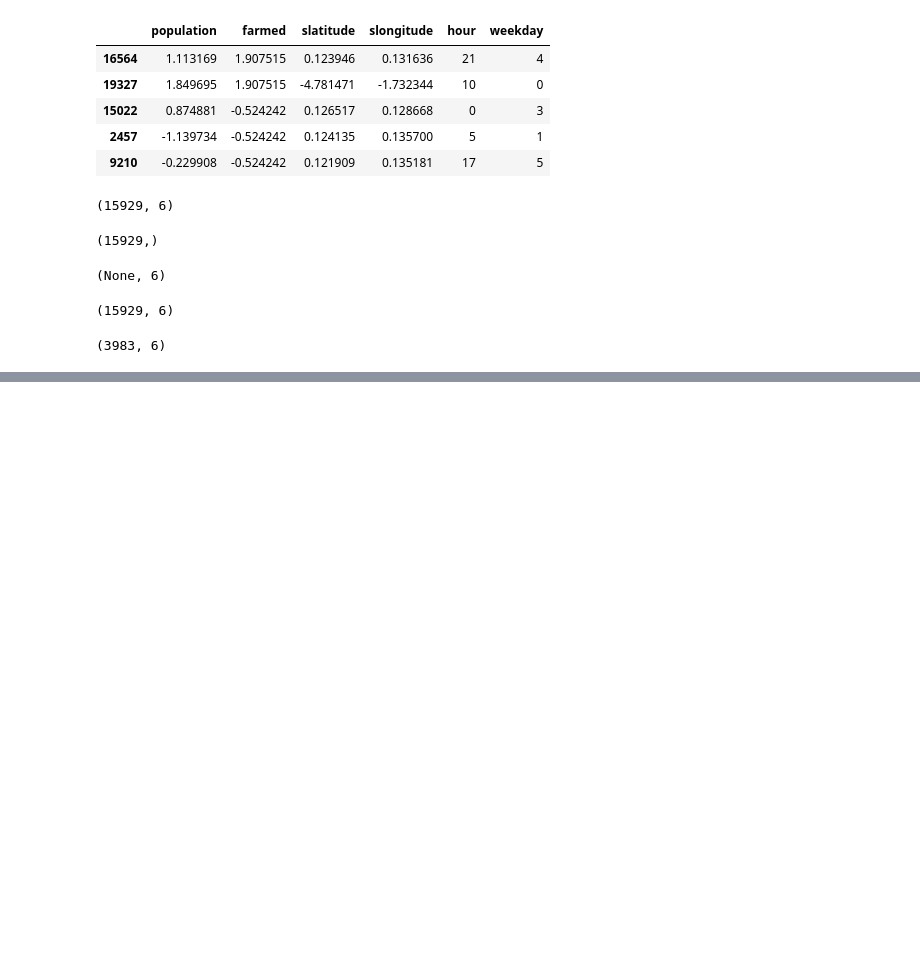
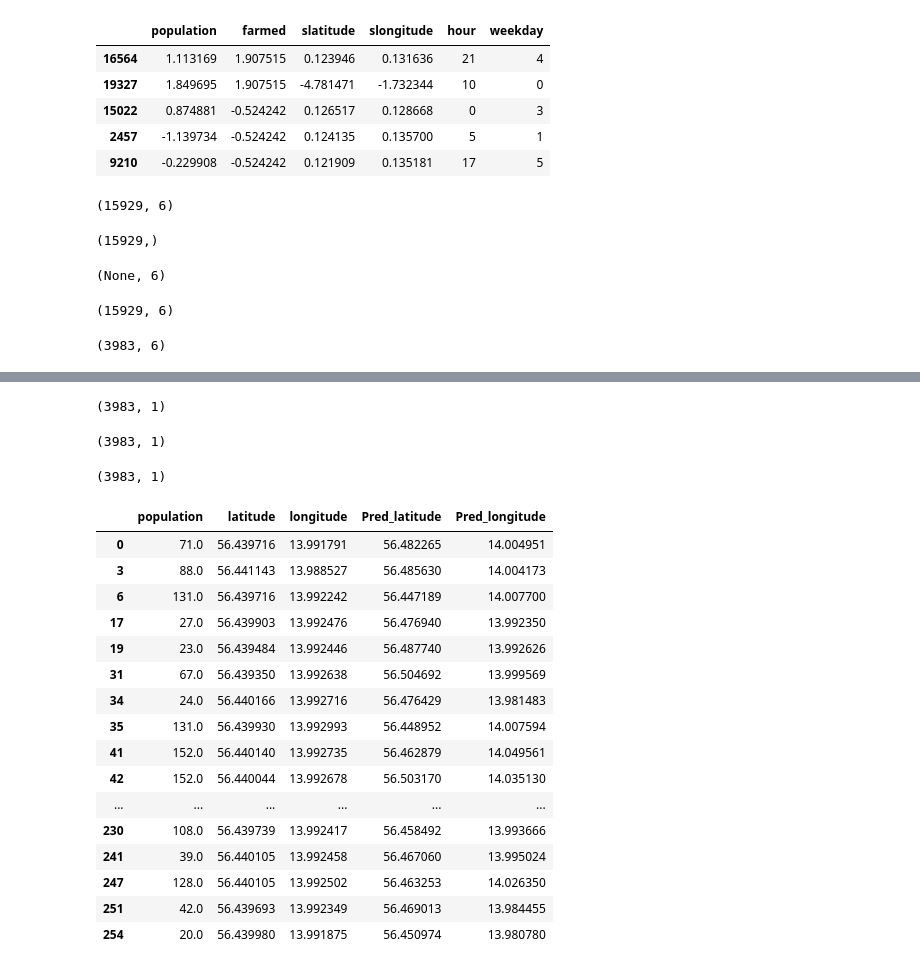
Before and after one commit to RKALM/ann-mallards, a Jupyter notebook: intended regression v2/mallards.ipynb, the cells around one changed output, grey strips where cells are left out. Saved outputs shown, nothing was run; the diff lists cells and outputs as text; code cells hidden in the pictures; blank space fills up the shorter version.

Commit message:
Feat: Combine Predictions and True Values, and their population group, together.

```diff
--- a/intended regression v2/mallards.ipynb
+++ b/intended regression v2/mallards.ipynb
@@ -252,0 +267,40 @@ plt.show()
+# %%
+y_lat_pred_comb = pd.DataFrame(y_lat_pred)
+y_lat_pred_comb.shape
+# %% [output]
+(3983, 1)
+# %%
+y_long_pred_comb = pd.DataFrame(y_long_pred)
+y_long_pred_comb.shape
+# %% [output]
+(3983, 1)
+# %%
+pop_df = pd.DataFrame(X_test["population"].values.reshape(-1, 1))
+pop_df.shape
+# %% [output]
+(3983, 1)
+# %%
+combined_df = pd.concat([pop_df, y_lat_test_comb, y_long_test_comb, y_lat_pred_comb, y_long_pred_comb], axis=1)
+combined_df.columns = ["population", "latitude", "longitude", "Pred_latitude", "Pred_longitude"]
+# %%
+combined_df = combined_df.dropna()
+# %%
+combined_df.head(50)
+# %% [output]
+|  | population | latitude | longitude | Pred_latitude | Pred_longitude |
+| 0 | 71.0 | 56.439716 | 13.991791 | 56.482265 | 14.004951 |
+| 3 | 88.0 | 56.441143 | 13.988527 | 56.485630 | 14.004173 |
+| 6 | 131.0 | 56.439716 | 13.992242 | 56.447189 | 14.007700 |
+| 17 | 27.0 | 56.439903 | 13.992476 | 56.476940 | 13.992350 |
+| 19 | 23.0 | 56.439484 | 13.992446 | 56.487740 | 13.992626 |
+| 31 | 67.0 | 56.439350 | 13.992638 | 56.504692 | 13.999569 |
+| 34 | 24.0 | 56.440166 | 13.992716 | 56.476429 | 13.981483 |
+| 35 | 131.0 | 56.439930 | 13.992993 | 56.448952 | 14.007594 |
+| 41 | 152.0 | 56.440140 | 13.992735 | 56.462879 | 14.049561 |
+| 42 | 152.0 | 56.440044 | 13.992678 | 56.503170 | 14.035130 |
+| ... | ... | ... | ... | ... | ... |
+| 230 | 108.0 | 56.439739 | 13.992417 | 56.458492 | 13.993666 |
+| 241 | 39.0 | 56.440105 | 13.992458 | 56.467060 | 13.995024 |
+| 247 | 128.0 | 56.440105 | 13.992502 | 56.463253 | 14.026350 |
+| 251 | 42.0 | 56.439693 | 13.992349 | 56.469013 | 13.984455 |
+| 254 | 20.0 | 56.439980 | 13.991875 | 56.450974 | 13.980780 |
```
Also changed, not shown: parts of 8 cells of this notebook, 2 other files.
